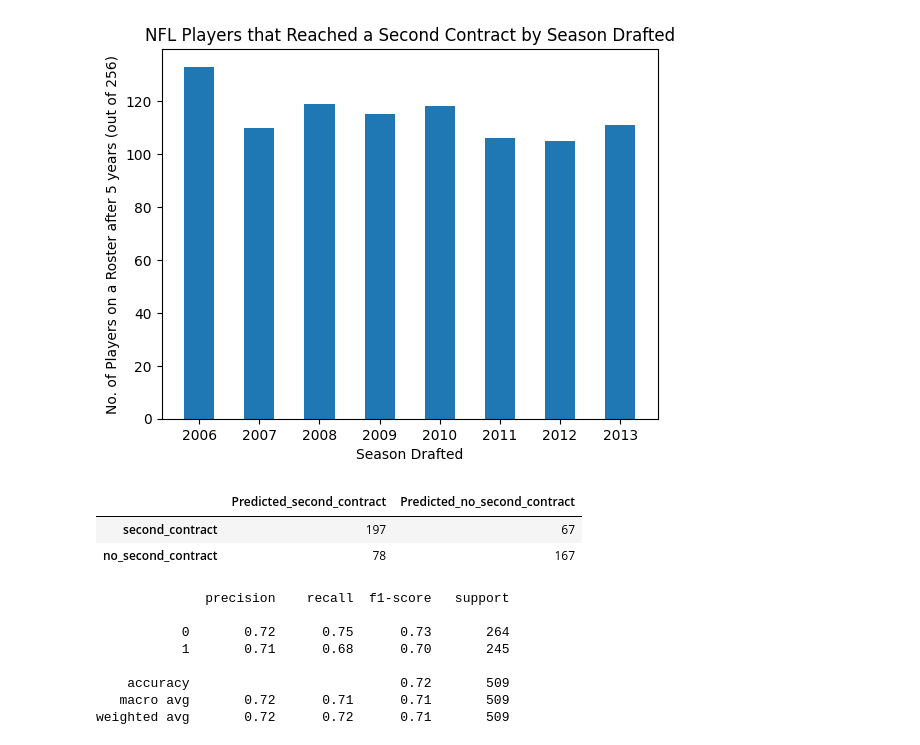
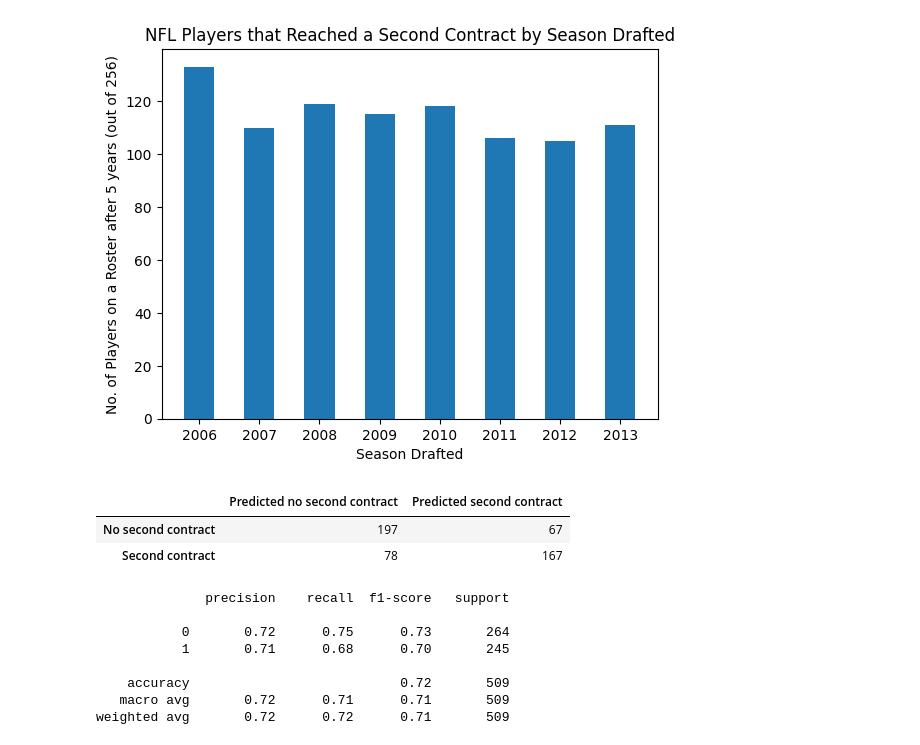
Before and after one commit to jonathannotis/nfl-player-success-ml, a Jupyter notebook: main.ipynb, the cells around one changed output. Cells and saved outputs as stored; diff of their text form; code cells hidden in the pictures.

```diff
--- a/main.ipynb
+++ b/main.ipynb
@@ -190,18 +190,18 @@ y_pred = logreg.predict(X_test)
 # %%
 from sklearn.metrics import confusion_matrix, classification_report
 
 
 matrix = confusion_matrix(y_test, y_pred)
 
 confmtrx = np.array(matrix)
 
 # Visualizing confusion matrix of test results
-pd.DataFrame(confmtrx, index=['second_contract', 'no_second_contract', ],
-             columns=['Predicted_second_contract', 'Predicted_no_second_contract', ])
+pd.DataFrame(confmtrx, index=['No second contract', 'Second contract', ],
+             columns=['Predicted no second contract', 'Predicted second contract', ])
 # %% [output]
-|  | Predicted_second_contract | Predicted_no_second_contract |
-| second_contract | 197 | 67 |
-| no_second_contract | 78 | 167 |
+|  | Predicted no second contract | Predicted second contract |
+| No second contract | 197 | 67 |
+| Second contract | 78 | 167 |
 # %%
 report = classification_report(y_test, y_pred)
 print(report)
```
Also changed, not shown: parts of 7 cells of this notebook, 1 other file.
